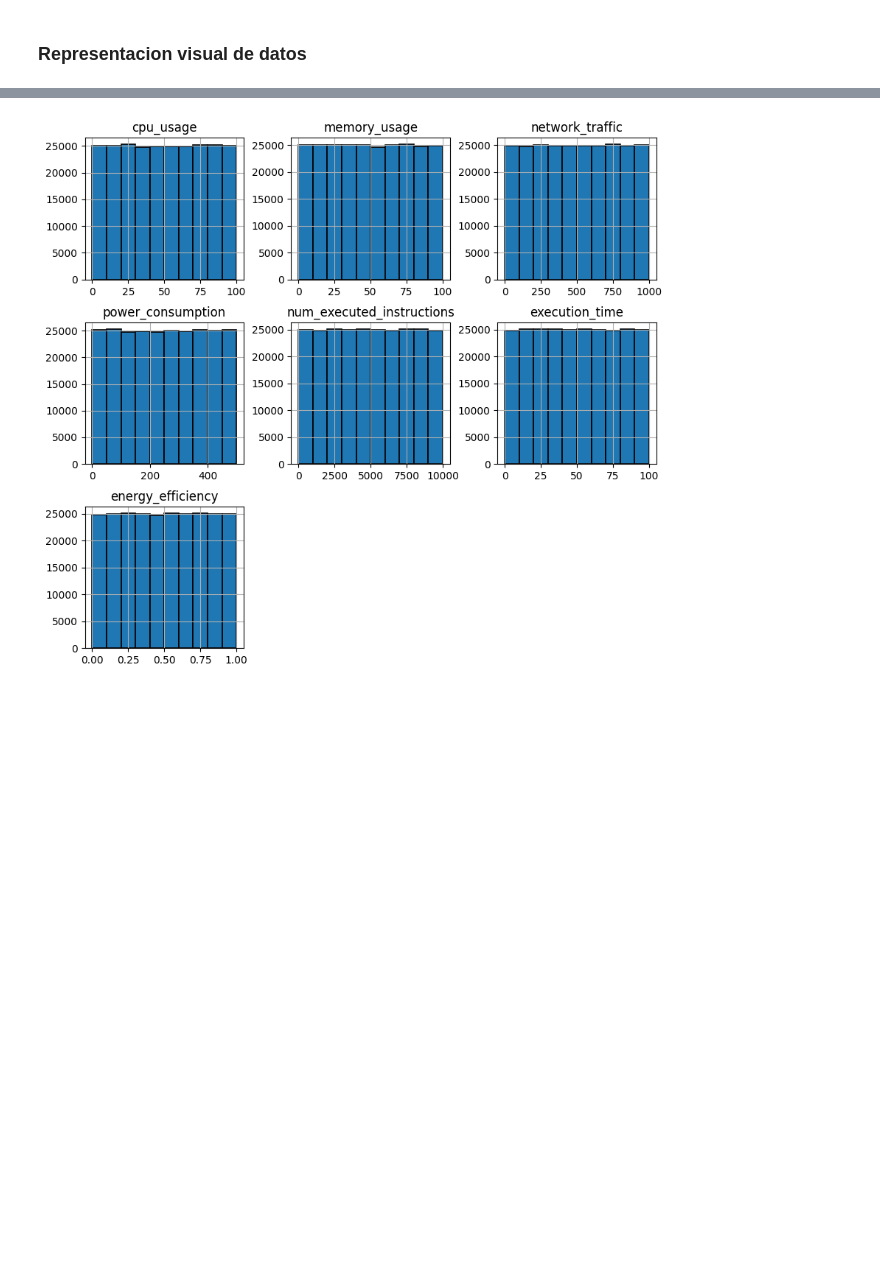
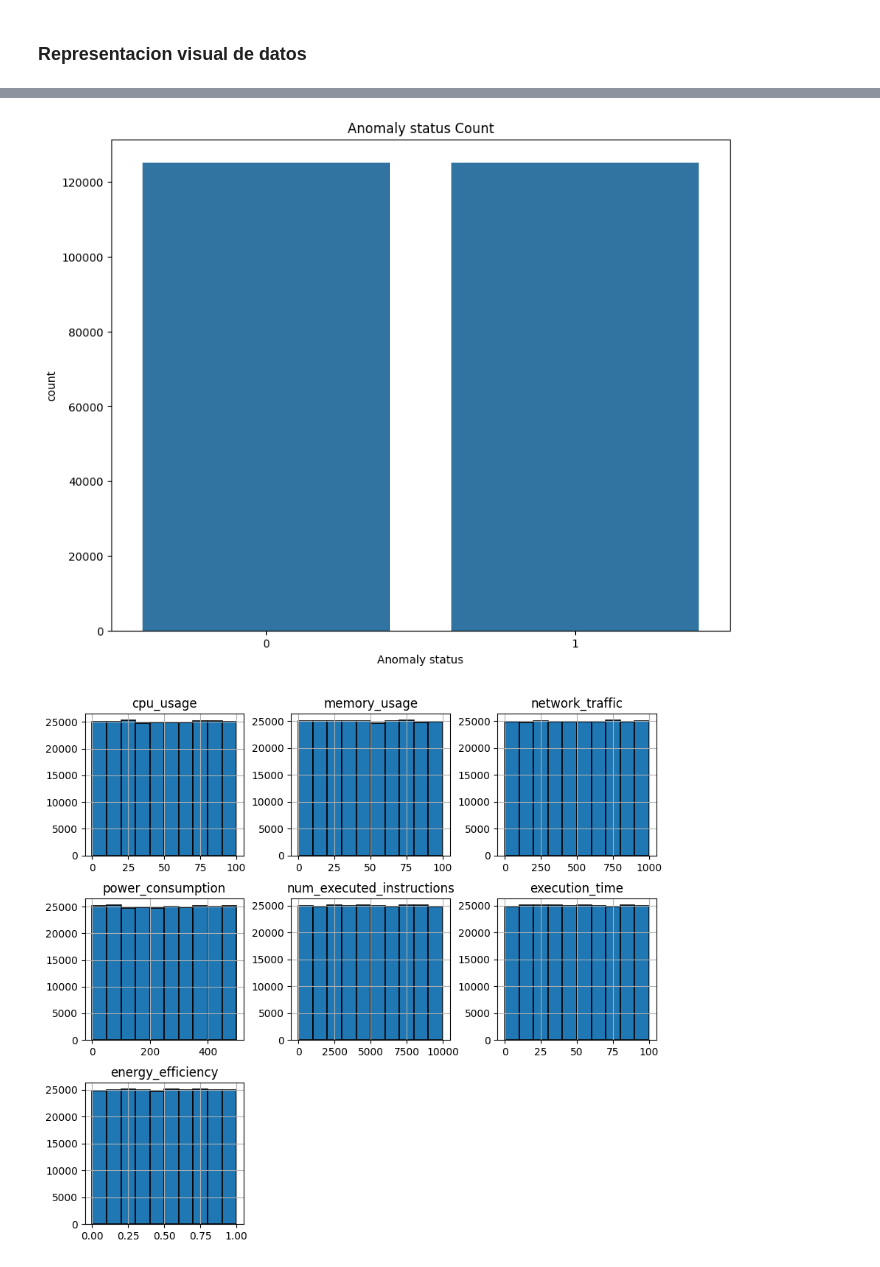
Before and after one commit to ErronBlood/CloudComputingAI, a Jupyter notebook: CloudComputingAI.ipynb, the cells around one changed output, grey strips where cells are left out. Saved outputs shown, nothing was run; the diff lists cells and outputs as text; code cells hidden in the pictures; blank space fills up the shorter version.

```diff
--- a/CloudComputingAI.ipynb
+++ b/CloudComputingAI.ipynb
@@ -110,3 +113,18 @@ Observando la distribucuion de los datos de manera grafica se observa que los re
+# %%
+smote = SMOTE(random_state=42)
+X_resampled, y_resampled = smote.fit_resample(X, y)
+
+# Recreate the balanced dataframe
+dfResampled = pd.DataFrame(X_resampled, columns=X.columns)
+dfResampled['Anomaly status'] = y_resampled
+
+# Visualize
+ax = plt.subplots(1, 1, figsize=(10, 8))
+sns.countplot(x='Anomaly status', data=dfResampled)
+plt.title("Anomaly status Count")
+plt.show()
+# %% [output]
+[figure, added]
 # %%
 #Histogramas de las variables predictoras
 anomalies_var = anomalies.drop(['Anomaly status'], axis=1)
```
Also changed, not shown: parts of 7 cells of this notebook, 1 other file.
